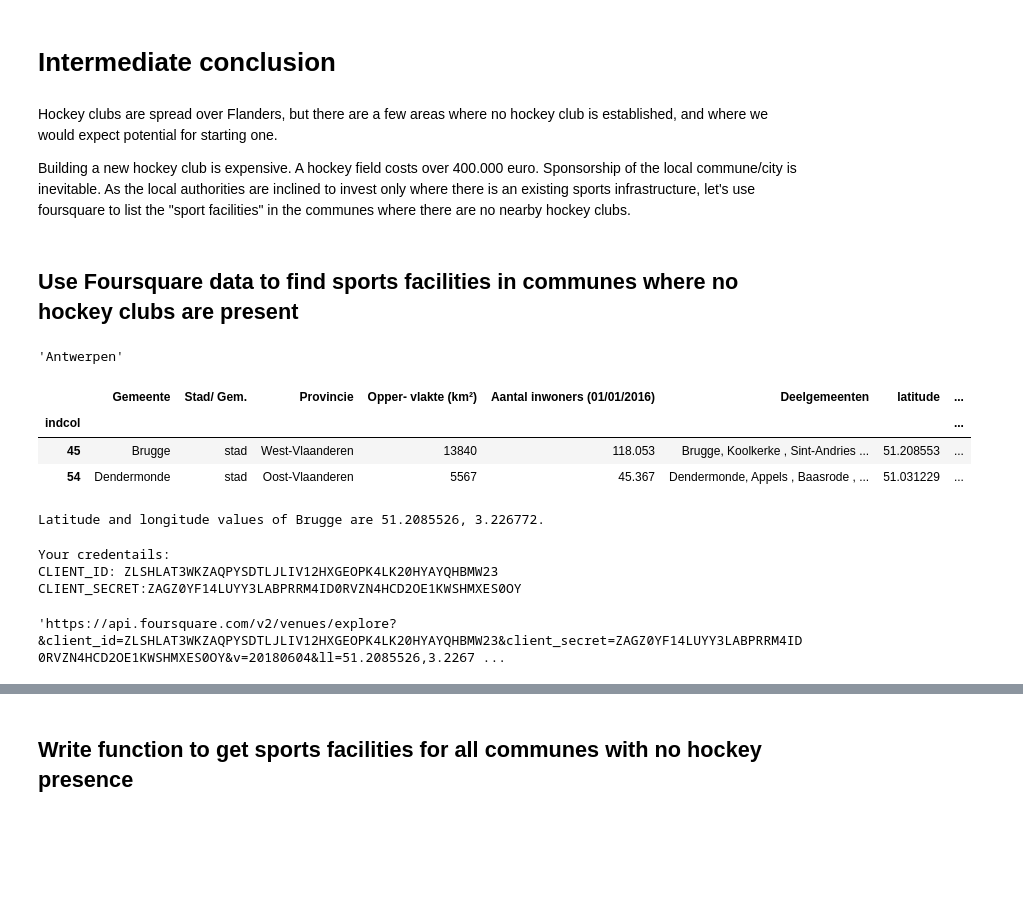
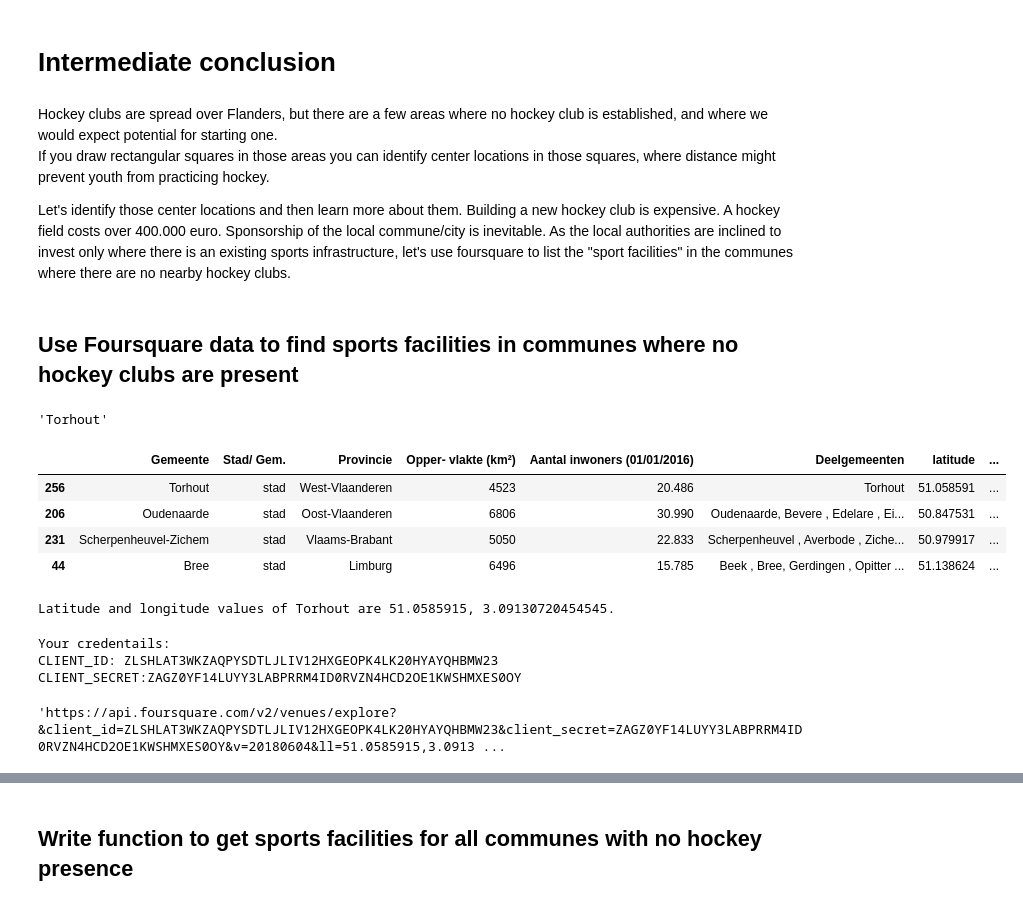
Before and after one commit to jbalrak/Coursera_Capstone, a Jupyter notebook: Final Capstone - Hockey Clubs in Belgium.ipynb, the cells around one changed output, grey strips where cells are left out. Cells and saved outputs as stored; diff of their text form; code cells hidden in the pictures; blank space fills up the shorter version.

```diff
--- a/Final Capstone - Hockey Clubs in Belgium.ipynb
+++ b/Final Capstone - Hockey Clubs in Belgium.ipynb
@@ -84,7 +82,7 @@ df.head()
 | 3 | Aartselaar | gem. | Antwerpen | 1093 | 14.262 | Aartselaar |
 | 4 | Affligem | gem. | Vlaams-Brabant | 1770 | 13.079 | Essene , Hekelgem , Teralfene |
 # %%
-#Using geopy to add longitute and lattitude data to plot on map
+#Using geopy to add longitude and lattitude data to plot on map
 #Add coordinates and clean up
 geolocator = Nominatim(user_agent="foursquare_agent")
 
@@ -100,7 +98,7 @@ df[['latitude', 'longitude', 'altitude']] = pd.DataFrame(df['point'].tolist(), i
 
 df_clean = df.drop(["point", "altitude", "location"], axis=1)
 #Drop NA records and sort
-#df_clean = df_clean.dropna()
+df_clean = df_clean.dropna()
 df_clean = df_clean.sort_values(by=df_clean.columns[4], ascending=False)
 df_clean.shape
 # %% [output]
@@ -234,39 +266,42 @@ map_flanders
 <h1>Intermediate conclusion</h1>
 # %% [markdown]
 Hockey clubs are spread over Flanders, but there are a few areas where no hockey club is established, and where we would expect potential for starting one.
+If you draw rectangular squares in those areas you can identify center locations in those squares, where distance might prevent youth from practicing hockey.
 
+Let's identify those center locations and then learn more about them.
 Building a new hockey club is expensive.  A hockey field costs over 400.000 euro.  Sponsorship of the local commune/city is inevitable.
 As the local authorities are inclined to invest only where there is an existing sports infrastructure, let's use foursquare to list the "sport facilities" in the communes where there are no nearby hockey clubs.
 # %% [markdown]
 <h2>Use Foursquare data to find sports facilities in communes where no hockey clubs are present</h2>
 # %%
 #Let's look at the first possible location.
-df_clean.loc[7, 'Gemeente']
+df_clean.loc[256, 'Gemeente']
 # %% [output]
-'Antwerpen'
+'Torhout'
 # %%
 #List cities in areas with no hockey presence
-#visually identified Brugge, Dendermonde as 2 relatively large cities with no hockey-club nearby.
+    #visually identified areas with Torhout, Oudenaarde, Scherpenheuvel, Bree as center locations with no hockey-club nearby.
 #Let's create a dataframe with these cities and then plot sportsvenues
-df_nohockey = df_clean.loc[ [45 , 54] , : ]
+df_nohockey = df_clean.loc[ [256 , 206, 231, 44 ] , : ]
 df_nohockey.head()
 # %% [output]
 |  | Gemeente | Stad/ Gem. | Provincie | Opper- vlakte (km²) | Aantal inwoners (01/01/2016) | Deelgemeenten | latitude | ... |
-| indcol |  |  |  |  |  |  |  | ... |
-| 45 | Brugge | stad | West-Vlaanderen | 13840 | 118.053 | Brugge, Koolkerke , Sint-Andries ... | 51.208553 | ... |
-| 54 | Dendermonde | stad | Oost-Vlaanderen | 5567 | 45.367 | Dendermonde, Appels , Baasrode , ... | 51.031229 | ... |
+| 256 | Torhout | stad | West-Vlaanderen | 4523 | 20.486 | Torhout | 51.058591 | ... |
+| 206 | Oudenaarde | stad | Oost-Vlaanderen | 6806 | 30.990 | Oudenaarde, Bevere , Edelare , Ei... | 50.847531 | ... |
+| 231 | Scherpenheuvel-Zichem | stad | Vlaams-Brabant | 5050 | 22.833 | Scherpenheuvel , Averbode , Ziche... | 50.979917 | ... |
+| 44 | Bree | stad | Limburg | 6496 | 15.785 | Beek , Bree, Gerdingen , Opitter ... | 51.138624 | ... |
 # %%
-#Starting with Bruge
-neighborhood_latitude = df_clean.loc[45, 'latitude'] # neighborhood latitude value
-neighborhood_longitude = df_clean.loc[45, 'longitude'] # neighborhood longitude value
+#Starting with Torhout
+neighborhood_latitude = df_nohockey.loc[256, 'latitude'] # neighborhood latitude value
+neighborhood_longitude = df_nohockey.loc[256, 'longitude'] # neighborhood longitude value
 
-neighborhood_name = df_clean.loc[45, 'Gemeente'] # neighborhood name
+neighborhood_name = df_nohockey.loc[256, 'Gemeente'] # neighborhood name
 
 print('Latitude and longitude values of {} are {}, {}.'.format(neighborhood_name,
                                                                neighborhood_latitude,
                                                                neighborhood_longitude))
 # %% [output]
-Latitude and longitude values of Brugge are 51.2085526, 3.226772.
+Latitude and longitude values of Torhout are 51.0585915, 3.09130720454545.
 # %%
 CLIENT_ID = 'ZLSHLAT3WKZAQPYSDTLJLIV12HXGEOPK4LK20HYAYQHBMW23' # your Foursquare ID
 CLIENT_SECRET = 'ZAGZ0YF14LUYY3LABPRRM4ID0RVZN4HCD2OE1KWSHMXES0OY' # your Foursquare Secret
@@ -280,23 +315,25 @@ Your credentails:
 CLIENT_ID: ZLSHLAT3WKZAQPYSDTLJLIV12HXGEOPK4LK20HYAYQHBMW23
 CLIENT_SECRET:ZAGZ0YF14LUYY3LABPRRM4ID0RVZN4HCD2OE1KWSHMXES0OY
 # %%
-# let's get the sports facilities within  10 kilometer of Bruge
+# let's get the sports facilities within  5 kilometer of Torhout
 
-LIMIT = 100 # limit of number of venues returned by Foursquare API
-radius = 10000 # define radius
+LIMIT = 50 # limit of number of venues returned by Foursquare API
+radius = 5000 # define radius
 search_query='Athletics & Sports'
-url = 'https://api.foursquare.com/v2/venues/explore?&client_id={}&client_secret={}&v={}&ll={},{}&query={}&radius={}&limit={}'.format(
+category="4f4528bc4b90abdf24c9de85"
+url = 'https://api.foursquare.com/v2/venues/explore?&client_id={}&client_secret={}&v={}&ll={},{}&category={}&query={}&radius={}&limit={}'.format(
     CLIENT_ID,
     CLIENT_SECRET,
     VERSION,
     neighborhood_latitude,
     neighborhood_longitude,
+    category,
     search_query,
     radius,
     LIMIT)
 url # display URL
 # %% [output]
-'https://api.foursquare.com/v2/venues/explore?&client_id=ZLSHLAT3WKZAQPYSDTLJLIV12HXGEOPK4LK20HYAYQHBMW23&client_secret=ZAGZ0YF14LUYY3LABPRRM4ID0RVZN4HCD2OE1KWSHMXES0OY&v=20180604&ll=51.2085526,3.2267 ...
+'https://api.foursquare.com/v2/venues/explore?&client_id=ZLSHLAT3WKZAQPYSDTLJLIV12HXGEOPK4LK20HYAYQHBMW23&client_secret=ZAGZ0YF14LUYY3LABPRRM4ID0RVZN4HCD2OE1KWSHMXES0OY&v=20180604&ll=51.0585915,3.0913 ...
 # %%
 results = requests.get(url).json()
 results
```
Also changed, not shown: parts of 19 cells of this notebook.
